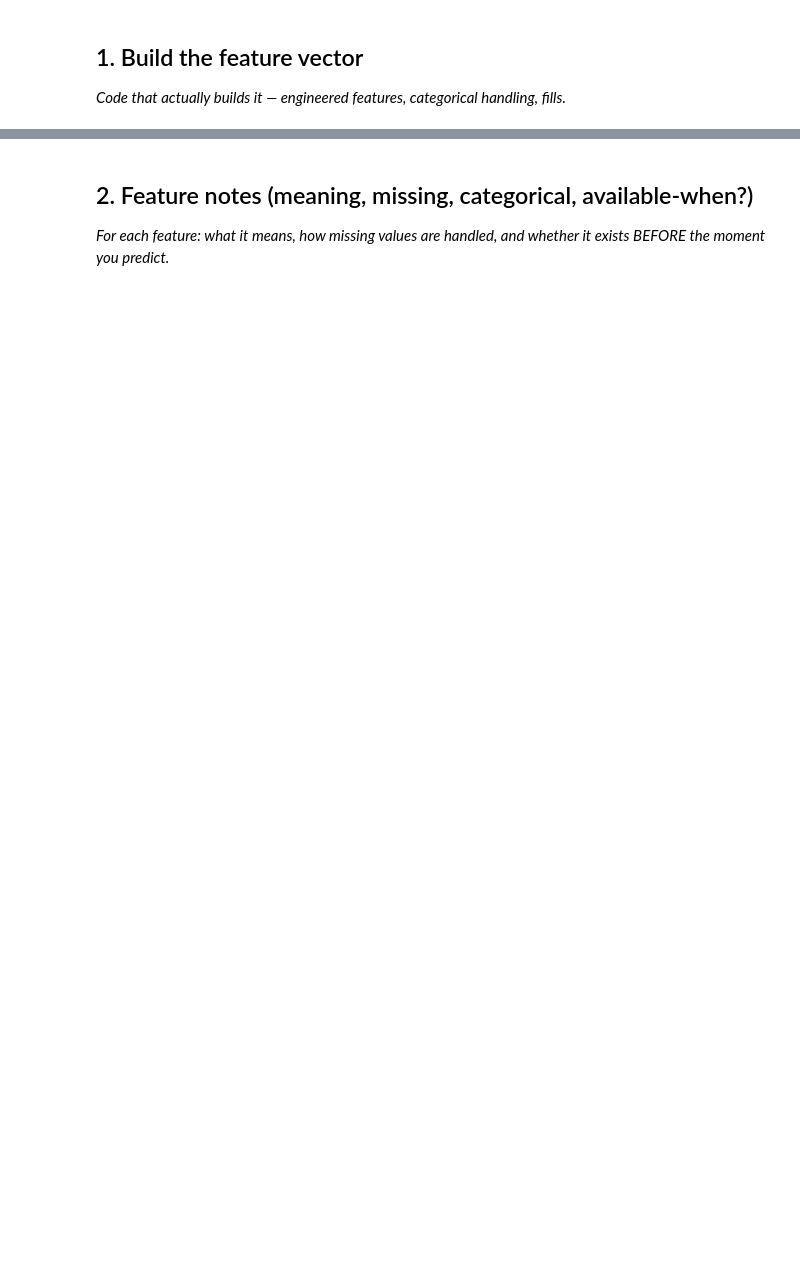
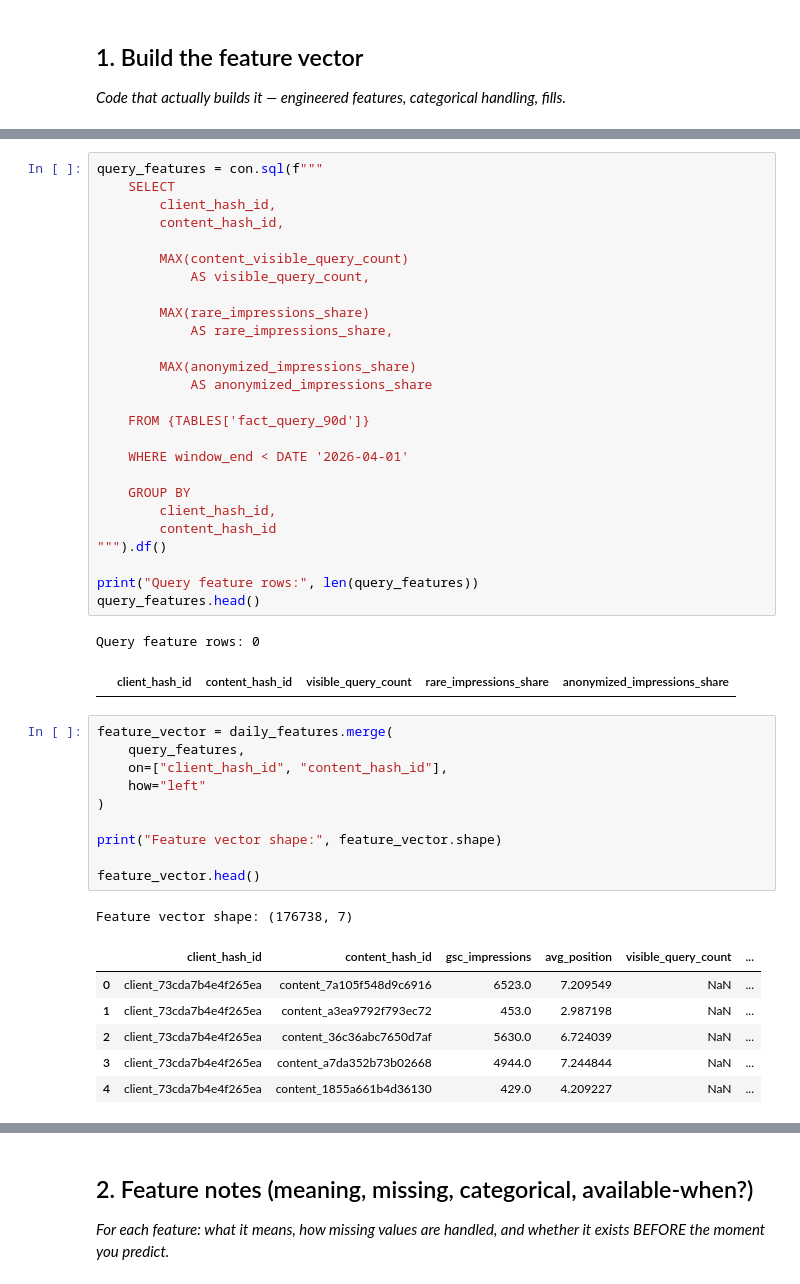
Before and after one commit to tabassumrafiq/flyrank-ml-internship, a Jupyter notebook: work/notebooks/w03_feature_leakage_check.ipynb, the cells around one changed output, grey strips where cells are left out. Saved outputs shown, nothing was run; the diff lists cells and outputs as text; blank space fills up the shorter version.

```diff
--- a/work/notebooks/w03_feature_leakage_check.ipynb
+++ b/work/notebooks/w03_feature_leakage_check.ipynb
@@ -12,0 +112,47 @@ This skeleton is yours to fill. Work the sections **in order** — each one has
+# %%
+query_features = con.sql(f"""
+    SELECT
+        client_hash_id,
+        content_hash_id,
+
+        MAX(content_visible_query_count)
+            AS visible_query_count,
+
+        MAX(rare_impressions_share)
+            AS rare_impressions_share,
+
+        MAX(anonymized_impressions_share)
+            AS anonymized_impressions_share
+
+    FROM {TABLES['fact_query_90d']}
+
+    WHERE window_end < DATE '2026-04-01'
+
+    GROUP BY
+        client_hash_id,
+        content_hash_id
+""").df()
+
+print("Query feature rows:", len(query_features))
+query_features.head()
+# %% [output]
+Query feature rows: 0
+|  | client_hash_id | content_hash_id | visible_query_count | rare_impressions_share | anonymized_impressions_share |
+# %%
+feature_vector = daily_features.merge(
+    query_features,
+    on=["client_hash_id", "content_hash_id"],
+    how="left"
+)
+
+print("Feature vector shape:", feature_vector.shape)
+
+feature_vector.head()
+# %% [output]
+Feature vector shape: (176738, 7)
+|  | client_hash_id | content_hash_id | gsc_impressions | avg_position | visible_query_count | ... |
+| 0 | client_73cda7b4e4f265ea | content_7a105f548d9c6916 | 6523.0 | 7.209549 | NaN | ... |
+| 1 | client_73cda7b4e4f265ea | content_a3ea9792f793ec72 | 453.0 | 2.987198 | NaN | ... |
+| 2 | client_73cda7b4e4f265ea | content_36c36abc7650d7af | 5630.0 | 6.724039 | NaN | ... |
+| 3 | client_73cda7b4e4f265ea | content_a7da352b73b02668 | 4944.0 | 7.244844 | NaN | ... |
+| 4 | client_73cda7b4e4f265ea | content_1855a661b4d36130 | 429.0 | 4.209227 | NaN | ... |
```
Also changed, not shown: parts of 14 cells of this notebook.
